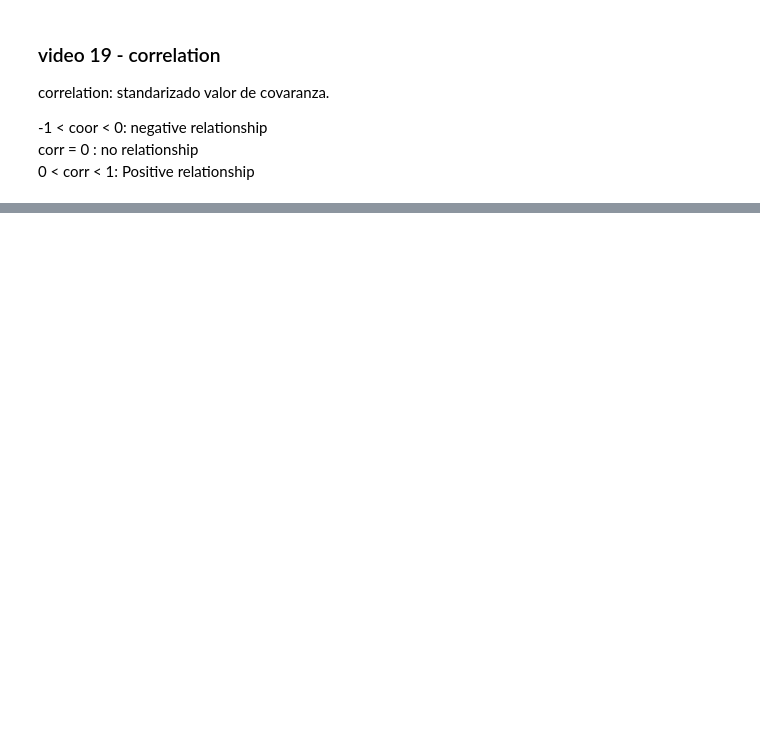
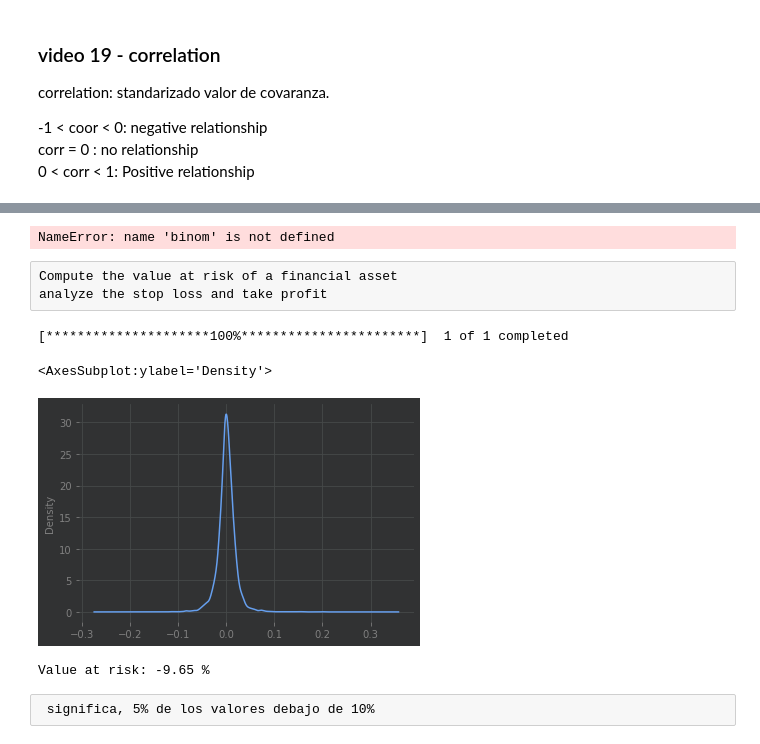
Before and after one commit to AgustinSt1990/FinanzasQuant, a Jupyter notebook: 001-Application-udemy.ipynb, the cells around one changed output, grey strips where cells are left out. Drawn from its saved outputs; the diff is of its cells as text; code cells hidden in the pictures; blank space fills up the shorter version.

```diff
--- a/001-Application-udemy.ipynb
+++ b/001-Application-udemy.ipynb
@@ -270,0 +883,54 @@ df.corr()
+# %%
+# --------------- Initialiaze distribution setting --------------
+# Number of iterations
+n = 10
+
+# Probability of success
+p = 0.6
+
+# --------------- Compute the probability ---------------
+# list of possible number of success
+nb_success = list(range(n + 1))
+
+# list pf pmf values
+proba = [binom.pmf(b, n, p) for b in nb_success]
+
+# --------------- Plot the density ---------------
+# Adapt the size
+plt.figure(figsize=(15, 8))
+
+# Plot the distribution
+plt.bar(nb_success, proba, color='#1586BA')
+
+# Give x/y labels and a title
+plt.title(f'Binomial distribution N={n} and p={p}', size=16)
+plt.xlabel('Number of success', size=13)
+plt.ylabel('Probability', size=13)
+
+plt.show()
+# ---------------   ---------------
+# ---------------   ---------------
+# %% [output]
+NameError: name 'binom' is not defined
+# %% [raw]
+Compute the value at risk of a financial asset
+analyze the stop loss and take profit
+# %%
+# Video 59: Compute a Value at risk
+
+df = yf.download('GOOG').pct_change(1).dropna()
+# %% [output]
+[*********************100%***********************]  1 of 1 completed
+# %%
+
+df['Close'].plot(kind='kde')
+# %% [output]
+<AxesSubplot:ylabel='Density'>
+[figure, added]
+# %%
+VaR = np.percentile(df['Close'], 0.05)*100
+print (f'Value at risk: {"%.2f" %VaR} %')
+# %% [output]
+Value at risk: -9.65 %
+# %% [raw]
+ significa, 5% de los valores debajo de 10%
```
Also changed, not shown: parts of 52 cells of this notebook, 6 other files.
